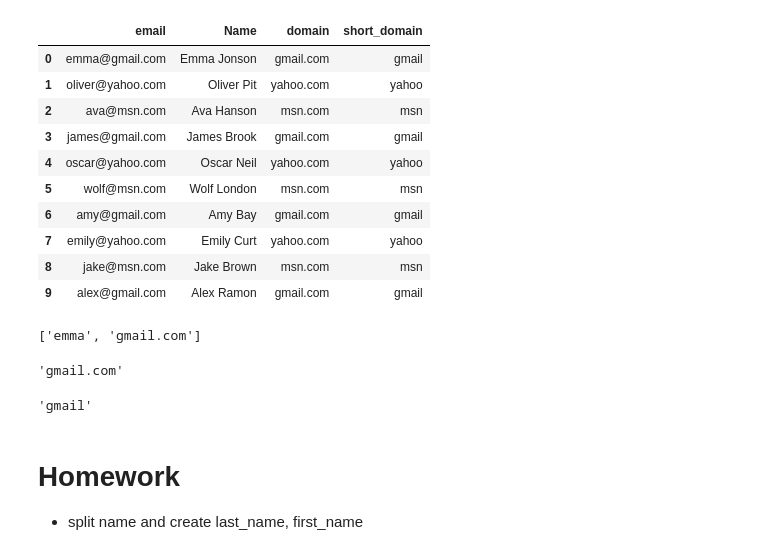
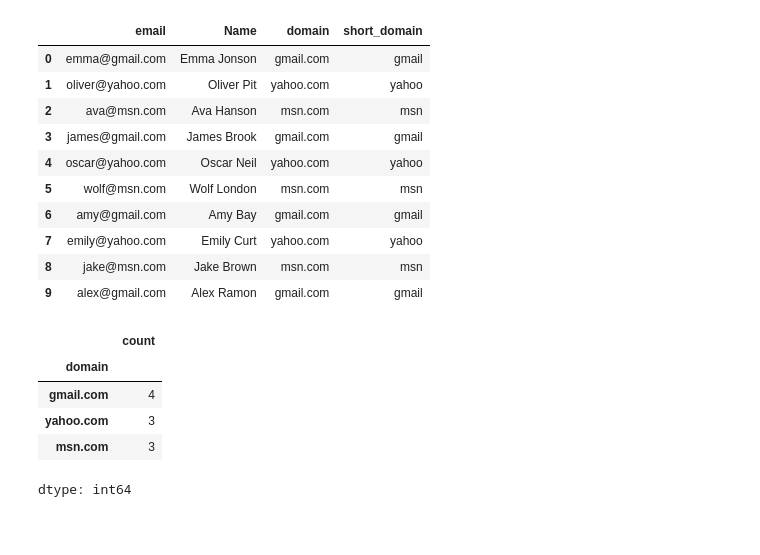
Before and after one commit to byambaa1982/python_cources_for_beginers, a Jupyter notebook: Mini Project 1/Pandas_5.ipynb, the cells around one changed output. Drawn from its saved outputs; the diff is of its cells as text; code cells hidden in the pictures; blank space fills up the shorter version.

```diff
--- a/Mini Project 1/Pandas_5.ipynb
+++ b/Mini Project 1/Pandas_5.ipynb
@@ -71,19 +71,12 @@ See the caveats in the documentation: https://pandas.pydata.org/pandas-docs/stab
 | 7 | emily@yahoo.com | Emily Curt | yahoo.com | yahoo |
 | 8 | jake@msn.com | Jake Brown | msn.com | msn |
 | 9 | alex@gmail.com | Alex Ramon | gmail.com | gmail |
-# %%
-'emma@gmail.com'.split("@")
-# %% [output]
-['emma', 'gmail.com']
-# %%
-'emma@gmail.com'.split("@")[1]
-# %% [output]
-'gmail.com'
-# %%
-'gmail.com'.split(".")[0]
-# %% [output]
-'gmail'
-# %% [markdown]
-# Homework
-
-- split name and create last_name, first_name
+# %%
+name_email['domain'].value_counts()
+# %% [output]
+|  | count |
+| domain |  |
+| gmail.com | 4 |
+| yahoo.com | 3 |
+| msn.com | 3 |
+dtype: int64
```
Also changed, not shown: parts of 5 cells of this notebook.
